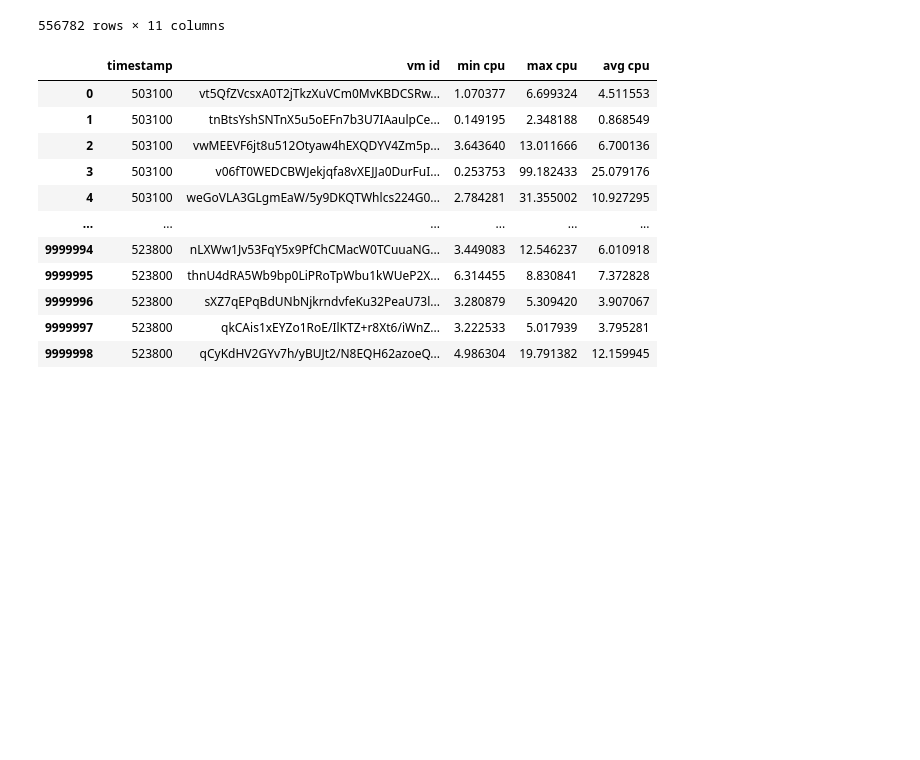
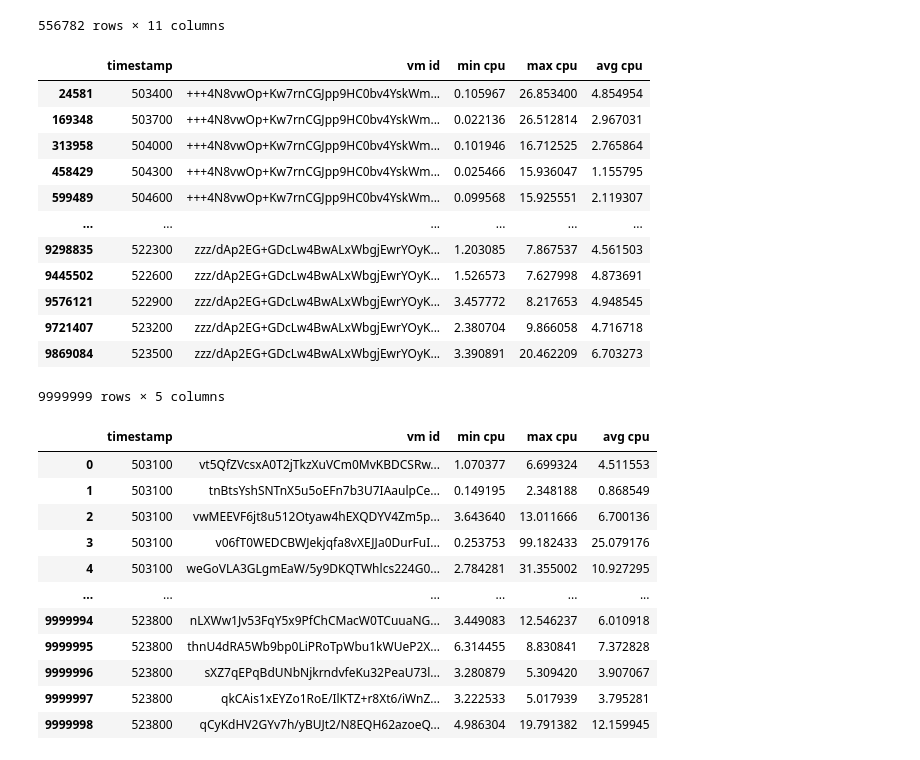
Before and after one commit to lsh950919/cloud_project, a Jupyter notebook: preprocess.ipynb, the cells around one changed output. Drawn from its saved outputs; the diff is of its cells as text; code cells hidden in the pictures; blank space fills up the shorter version.

```diff
--- a/preprocess.ipynb
+++ b/preprocess.ipynb
@@ -75,6 +108,22 @@ a = [content.split(',')[2] for content in open('data/schema.csv').readlines() if
 # %%
 df = pd.read_csv('data/vm_cpu_readings-file-25-of-125.csv')
 df.columns = a
+# %%
+df.sort_values(['vm id', 'timestamp'])
+# %% [output]
+|  | timestamp | vm id | min cpu | max cpu | avg cpu |
+| 24581 | 503400 | +++4N8vwOp+Kw7rnCGJpp9HC0bv4YskWm... | 0.105967 | 26.853400 | 4.854954 |
+| 169348 | 503700 | +++4N8vwOp+Kw7rnCGJpp9HC0bv4YskWm... | 0.022136 | 26.512814 | 2.967031 |
+| 313958 | 504000 | +++4N8vwOp+Kw7rnCGJpp9HC0bv4YskWm... | 0.101946 | 16.712525 | 2.765864 |
+| 458429 | 504300 | +++4N8vwOp+Kw7rnCGJpp9HC0bv4YskWm... | 0.025466 | 15.936047 | 1.155795 |
+| 599489 | 504600 | +++4N8vwOp+Kw7rnCGJpp9HC0bv4YskWm... | 0.099568 | 15.925551 | 2.119307 |
+| ... | ... | ... | ... | ... | ... |
+| 9298835 | 522300 | zzz/dAp2EG+GDcLw4BwALxWbgjEwrYOyK... | 1.203085 | 7.867537 | 4.561503 |
+| 9445502 | 522600 | zzz/dAp2EG+GDcLw4BwALxWbgjEwrYOyK... | 1.526573 | 7.627998 | 4.873691 |
+| 9576121 | 522900 | zzz/dAp2EG+GDcLw4BwALxWbgjEwrYOyK... | 3.457772 | 8.217653 | 4.948545 |
+| 9721407 | 523200 | zzz/dAp2EG+GDcLw4BwALxWbgjEwrYOyK... | 2.380704 | 9.866058 | 4.716718 |
+| 9869084 | 523500 | zzz/dAp2EG+GDcLw4BwALxWbgjEwrYOyK... | 3.390891 | 20.462209 | 6.703273 |
+9999999 rows × 5 columns
 # %%
 df[df['vm id'].isin(vm_long['vm id'])]
 # %% [output]
```
Also changed, not shown: parts of 7 cells of this notebook, 2 other files.
